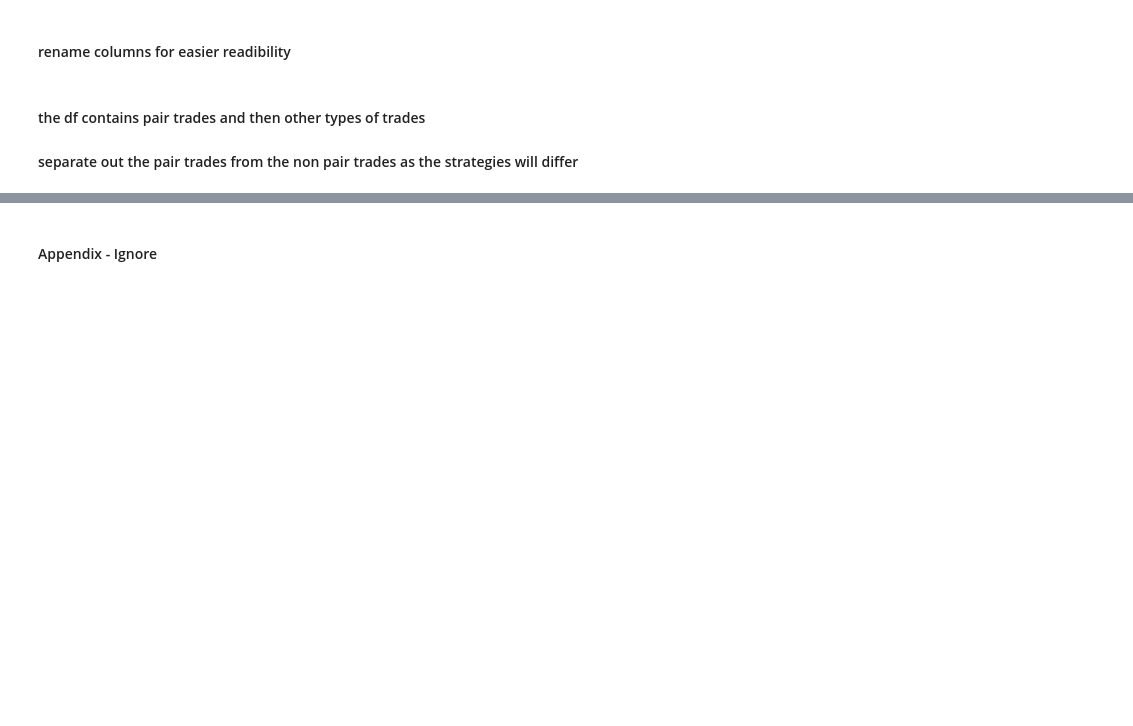
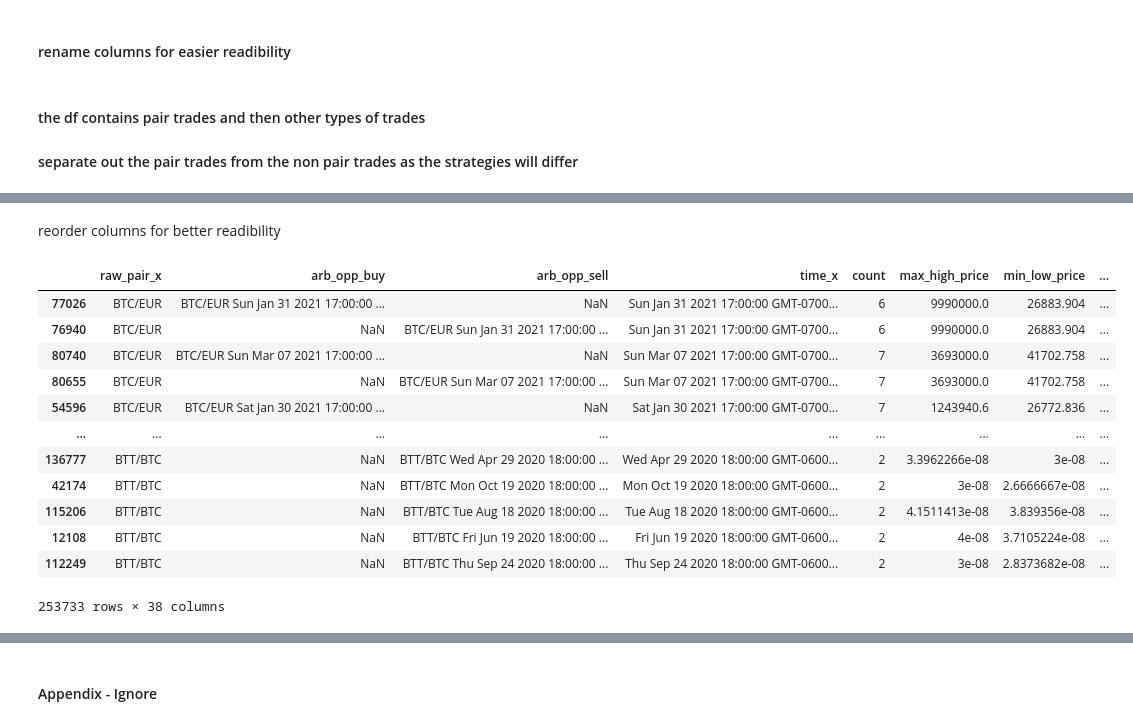
Before and after one commit to elliespathtostatistics/nydig_takehome, a Jupyter notebook: nydig_tech_eval.ipynb, the cells around one changed output, grey strips where cells are left out. Drawn from its saved outputs; the diff is of its cells as text; code cells hidden in the pictures; blank space fills up the shorter version.

```diff
--- a/nydig_tech_eval.ipynb
+++ b/nydig_tech_eval.ipynb
@@ -104,0 +142,4 @@ result.shape
+# %%
+deduped_result_new_eliminate_zero = deduped_result_new.loc[deduped_result_new['price_differential']!=0]
+# %%
+deduped_result_new_eliminate_zero = deduped_result_new_eliminate_zero.drop(columns = ['index'])
@@ -104,0 +160,44 @@ result.shape
+# %% [markdown]
+reorder columns for better readibility
+# %%
+# reorder columns
+def set_column_sequence(dataframe, seq, front=True):
+    '''Takes a dataframe and a subsequence of its columns,
+       returns dataframe with seq as first columns if "front" is True,
+       and seq as last columns if "front" is False.
+    '''
+    cols = seq[:] # copy so we don't mutate seq
+    for x in dataframe.columns:
+        if x not in cols:
+            if front: #we want "seq" to be in the front
+                #so append current column to the end of the list
+                cols.append(x)
+            else:
+                #we want "seq" to be last, so insert this
+                #column in the front of the new column list
+                #"cols" we are building:
+                cols.insert(0, x)
+    return dataframe[cols]
+# %%
+set_column_sequence(deduped_result_new_eliminate_zero, ['raw_pair_x', 'arb_opp_buy', 'arb_opp_sell', 'time_x',  'count',
+                         'max_high_price', 'min_low_price',
+       'price_differential', '__time', 'marketplace', 'price_open', 'price_high',
+       'price_low', 'price_close', 'price_vwap', 'trade_count', 'volume',
+       'volume_avg', 'volume_max', 'volume_min', 'weekday', 'month', 'day',
+       'year', 'time_y', '24_hour_time', 'time6', 'time7', 'time8',
+       'raw_pair0', 'raw_pair1', 'arb_opp_y', 'arb_opp_buy_y',
+       'arb_opp_sell_x',  'arb_opp_sell_y', 'arb_opp_x',  'arb_opp_buy_x', 'raw_pair_y'])
+# %% [output]
+|  | raw_pair_x | arb_opp_buy | arb_opp_sell | time_x | count | max_high_price | min_low_price | ... |
+| 77026 | BTC/EUR | BTC/EUR Sun Jan 31 2021 17:00:00 ... | NaN | Sun Jan 31 2021 17:00:00 GMT-0700... | 6 | 9990000.0 | 26883.904 | ... |
+| 76940 | BTC/EUR | NaN | BTC/EUR Sun Jan 31 2021 17:00:00 ... | Sun Jan 31 2021 17:00:00 GMT-0700... | 6 | 9990000.0 | 26883.904 | ... |
+| 80740 | BTC/EUR | BTC/EUR Sun Mar 07 2021 17:00:00 ... | NaN | Sun Mar 07 2021 17:00:00 GMT-0700... | 7 | 3693000.0 | 41702.758 | ... |
+| 80655 | BTC/EUR | NaN | BTC/EUR Sun Mar 07 2021 17:00:00 ... | Sun Mar 07 2021 17:00:00 GMT-0700... | 7 | 3693000.0 | 41702.758 | ... |
+| 54596 | BTC/EUR | BTC/EUR Sat Jan 30 2021 17:00:00 ... | NaN | Sat Jan 30 2021 17:00:00 GMT-0700... | 7 | 1243940.6 | 26772.836 | ... |
+| ... | ... | ... | ... | ... | ... | ... | ... | ... |
+| 136777 | BTT/BTC | NaN | BTT/BTC Wed Apr 29 2020 18:00:00 ... | Wed Apr 29 2020 18:00:00 GMT-0600... | 2 | 3.3962266e-08 | 3e-08 | ... |
+| 42174 | BTT/BTC | NaN | BTT/BTC Mon Oct 19 2020 18:00:00 ... | Mon Oct 19 2020 18:00:00 GMT-0600... | 2 | 3e-08 | 2.6666667e-08 | ... |
+| 115206 | BTT/BTC | NaN | BTT/BTC Tue Aug 18 2020 18:00:00 ... | Tue Aug 18 2020 18:00:00 GMT-0600... | 2 | 4.1511413e-08 | 3.839356e-08 | ... |
+| 12108 | BTT/BTC | NaN | BTT/BTC Fri Jun 19 2020 18:00:00 ... | Fri Jun 19 2020 18:00:00 GMT-0600... | 2 | 4e-08 | 3.7105224e-08 | ... |
+| 112249 | BTT/BTC | NaN | BTT/BTC Thu Sep 24 2020 18:00:00 ... | Thu Sep 24 2020 18:00:00 GMT-0600... | 2 | 3e-08 | 2.8373682e-08 | ... |
+253733 rows × 38 columns
```
Also changed, not shown: parts of 35 cells of this notebook, 1 other file.
